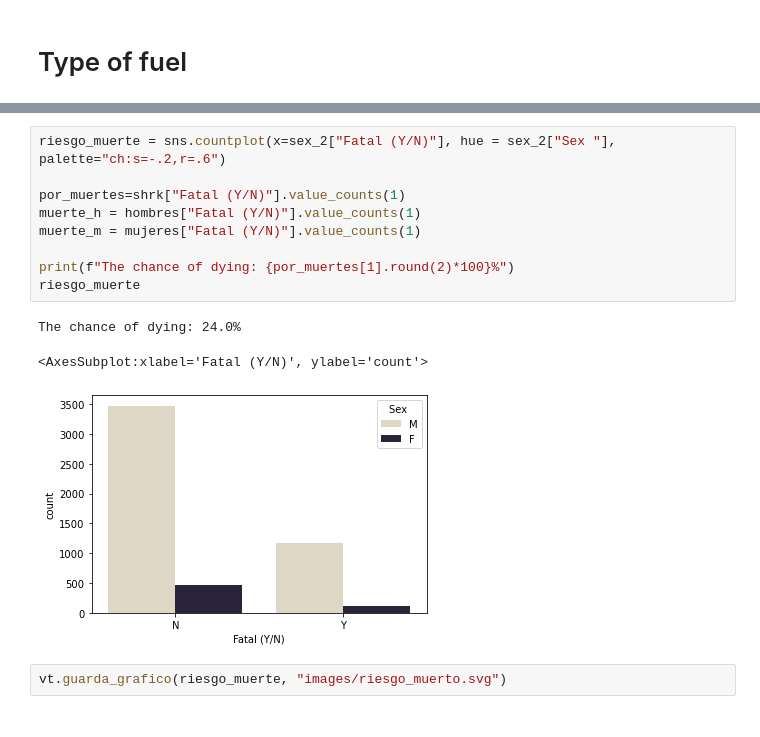
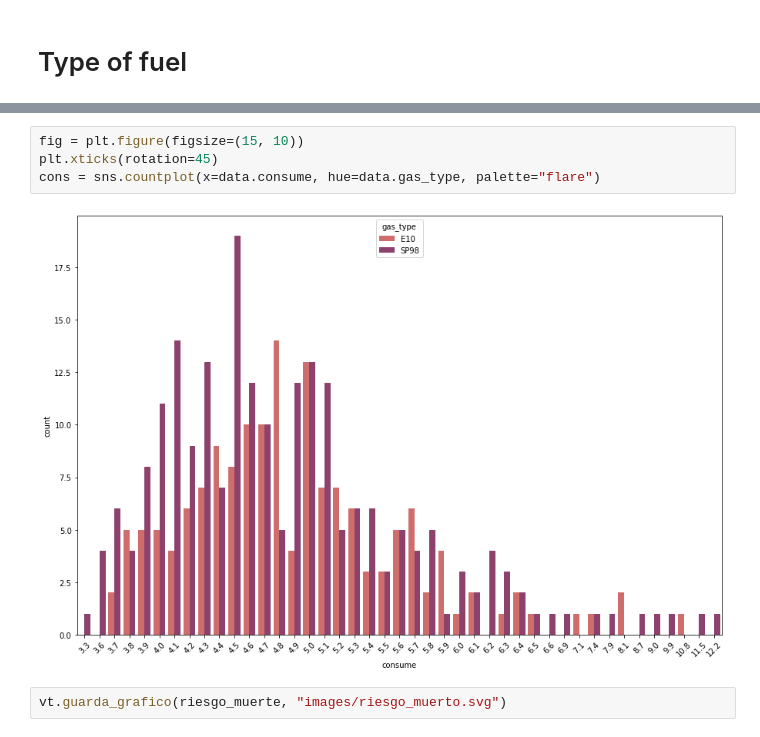
Before and after one commit to marcunu/reto_data, a Jupyter notebook: 03_Visualization.ipynb, the cells around one changed output, grey strips where cells are left out. Drawn from its saved outputs; the diff is of its cells as text.

```diff
--- a/03_Visualization.ipynb
+++ b/03_Visualization.ipynb
@@ -40,16 +23,9 @@ Name: Fatal (Y/N), dtype: float64
-# %%
-riesgo_muerte = sns.countplot(x=sex_2["Fatal (Y/N)"], hue = sex_2["Sex "], palette="ch:s=-.2,r=.6")
-
-por_muertes=shrk["Fatal (Y/N)"].value_counts(1)
-muerte_h = hombres["Fatal (Y/N)"].value_counts(1)
-muerte_m = mujeres["Fatal (Y/N)"].value_counts(1)
-
-print(f"The chance of dying: {por_muertes[1].round(2)*100}%")
-riesgo_muerte
-# %% [output]
-The chance of dying: 24.0%
-<AxesSubplot:xlabel='Fatal (Y/N)', ylabel='count'>
-[figure, removed]
+# %%
+fig = plt.figure(figsize=(15, 10))
+plt.xticks(rotation=45)
+cons = sns.countplot(x=data.consume, hue=data.gas_type, palette="flare")
+# %% [output]
+[figure, added]
 # %%
 vt.guarda_grafico(riesgo_muerte, "images/riesgo_muerto.svg")
 # %% [markdown]
```
Also changed, not shown: parts of 2 cells of this notebook, 8 other files.
